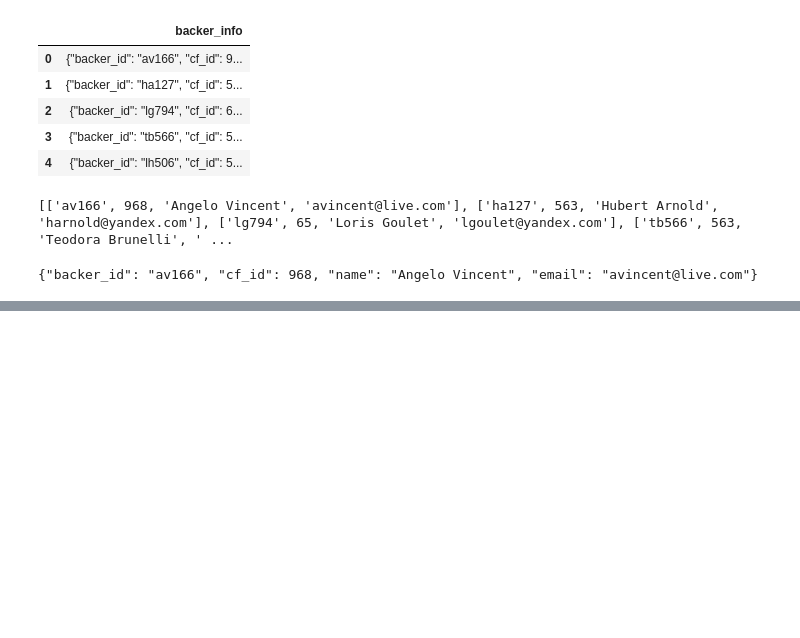
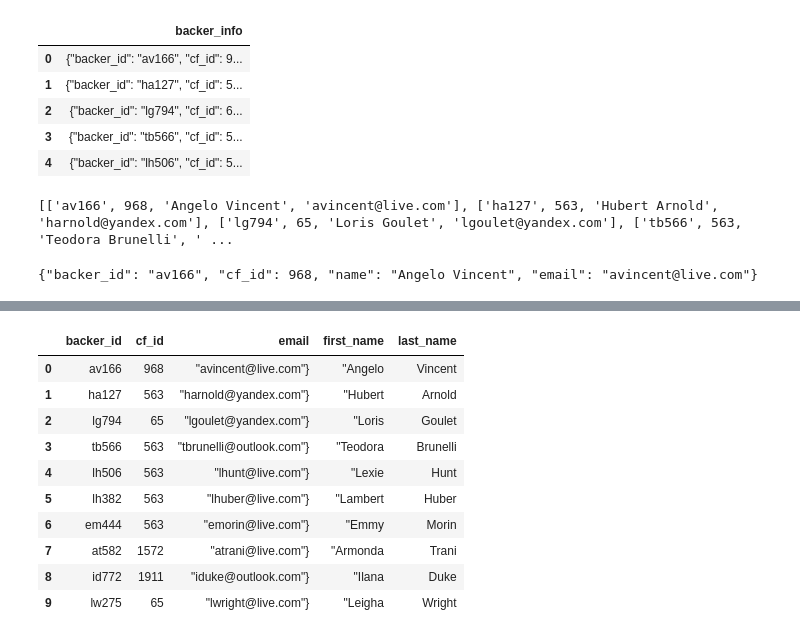
Before and after one commit to WoyramA/Crowdfunding-ETL, a Jupyter notebook: Extract-Transform_starter_code_final.ipynb, the cells around one changed output, grey strips where cells are left out. Drawn from its saved outputs; the diff is of its cells as text; code cells hidden in the pictures; blank space fills up the shorter version.

Commit message:
backers.csv

```diff
--- a/Extract-Transform_starter_code_final.ipynb
+++ b/Extract-Transform_starter_code_final.ipynb
@@ -58,0 +141,4 @@ backer_info_df.values.to_list()
+# %%
+# Extract the email from the backer_info column and add it as a new column called "email".
+backers_info_df['email'] = backers_info_df['backer_info'].str.extract(r'(\S+@\S+)')
+backers_info_df.head()
@@ -58,0 +152,4 @@ backer_info_df.values.to_list()
+# %%
+# Create a new DataFrame with the appropriate columns.
+new_backers_df = pd.DataFrame(backers_info_df, columns=['backer_id','cf_id', 'name','email'])
+new_backers_df.head()
@@ -58,0 +188,4 @@ backer_info_df.values.to_list()
+# %%
+# Convert cf_id to an integer if necessary.
+new_backers_df[["cf_id"]] = new_backers_df[["cf_id"]].astype(int)
+new_backers_df.head()
@@ -58,0 +214,19 @@ backer_info_df.values.to_list()
+# %%
+# Split the "name" column into "first_name" and "last_name" columns.
+new_backers_df[["first_name","last_name"]] = new_backers_df["name"].str.split(' ', n=1, expand=True)
+# %%
+#  Drop the name column
+new_backers_df_clean = new_backers_df.drop(['name'], axis=1)
+new_backers_df_clean.head(10)
+# %% [output]
+|  | backer_id | cf_id | email | first_name | last_name |
+| 0 | av166 | 968 | "avincent@live.com"} | "Angelo | Vincent |
+| 1 | ha127 | 563 | "harnold@yandex.com"} | "Hubert | Arnold |
+| 2 | lg794 | 65 | "lgoulet@yandex.com"} | "Loris | Goulet |
+| 3 | tb566 | 563 | "tbrunelli@outlook.com"} | "Teodora | Brunelli |
+| 4 | lh506 | 563 | "lhunt@live.com"} | "Lexie | Hunt |
+| 5 | lh382 | 563 | "lhuber@live.com"} | "Lambert | Huber |
+| 6 | em444 | 563 | "emorin@live.com"} | "Emmy | Morin |
+| 7 | at582 | 1572 | "atrani@live.com"} | "Armonda | Trani |
+| 8 | id772 | 1911 | "iduke@outlook.com"} | "Ilana | Duke |
+| 9 | lw275 | 65 | "lwright@live.com"} | "Leigha | Wright |
```
Also changed, not shown: parts of 32 cells of this notebook, 8 other files.
